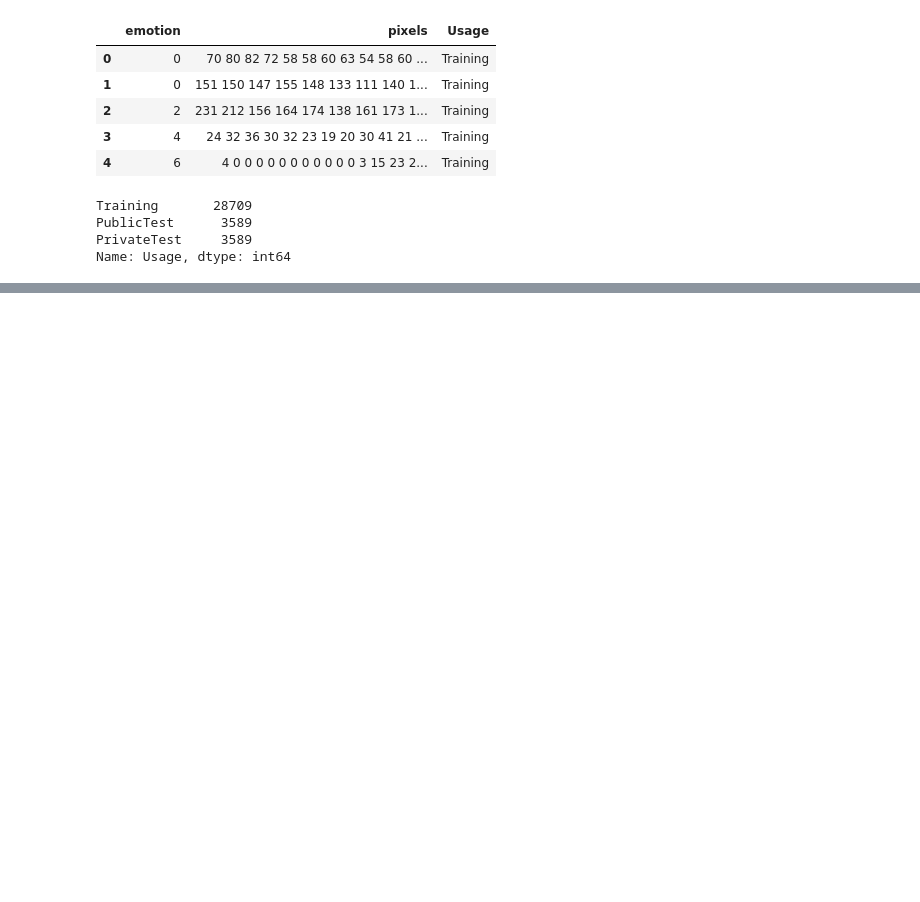
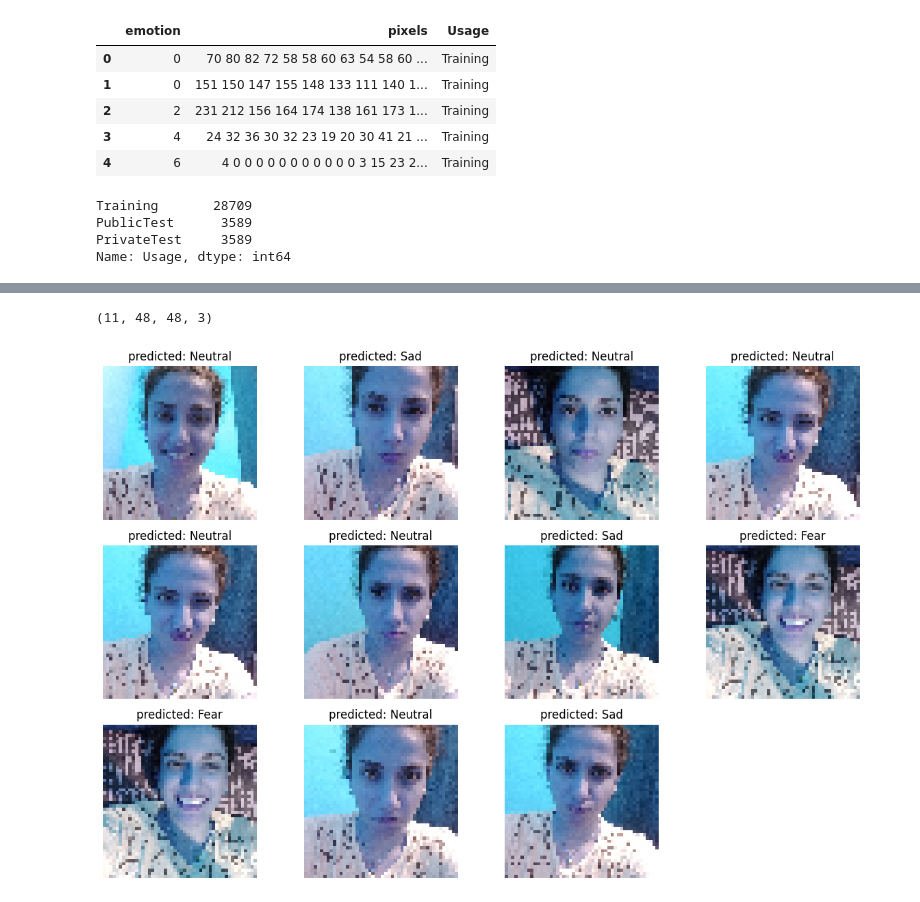
Before and after one commit to Alimv81/emotion_detection_FER2012, a Jupyter notebook: emotion_detection.ipynb, the cells around one changed output, grey strips where cells are left out. Drawn from its saved outputs; the diff is of its cells as text; code cells hidden in the pictures; blank space fills up the shorter version.

```diff
--- a/emotion_detection.ipynb
+++ b/emotion_detection.ipynb
@@ -137,0 +182,13 @@ plt.show()
+# %%
+images = []
+
+files_names = os.listdir('extracted/')
+for file_name in files_names:
+  image = cv2.imread(os.path.join('extracted', file_name), cv2.IMREAD_COLOR)
+  image = cv2.resize(image, (48, 48))
+  image = image.astype('float32') / 255.0
+  # image = np.expand_dims(image, axis=-1)
+  images.append(image)
+# %%
+images = np.array(images)
+y_hat = np.argmax(model.predict(images), axis=1)
@@ -137,0 +197,19 @@ plt.show()
+# %%
+images.shape
+# %% [output]
+(11, 48, 48, 3)
+# %%
+fig, axes = plt.subplots(3, 4, figsize=(12, 8))
+
+for i in range(3):
+  for j in range(4):
+    ax = axes[i][j]
+    if i!=2 or j!=3:
+      ax.imshow(images[i*3 + j])
+      ax.set_title(f'predicted: {emotion_map[y_hat[i*3 + j]]}')
+    ax.axis('off')
+
+plt.tight_layout()
+plt.show()
+# %% [output]
+[figure, added]
```
Also changed, not shown: parts of 17 cells of this notebook.
